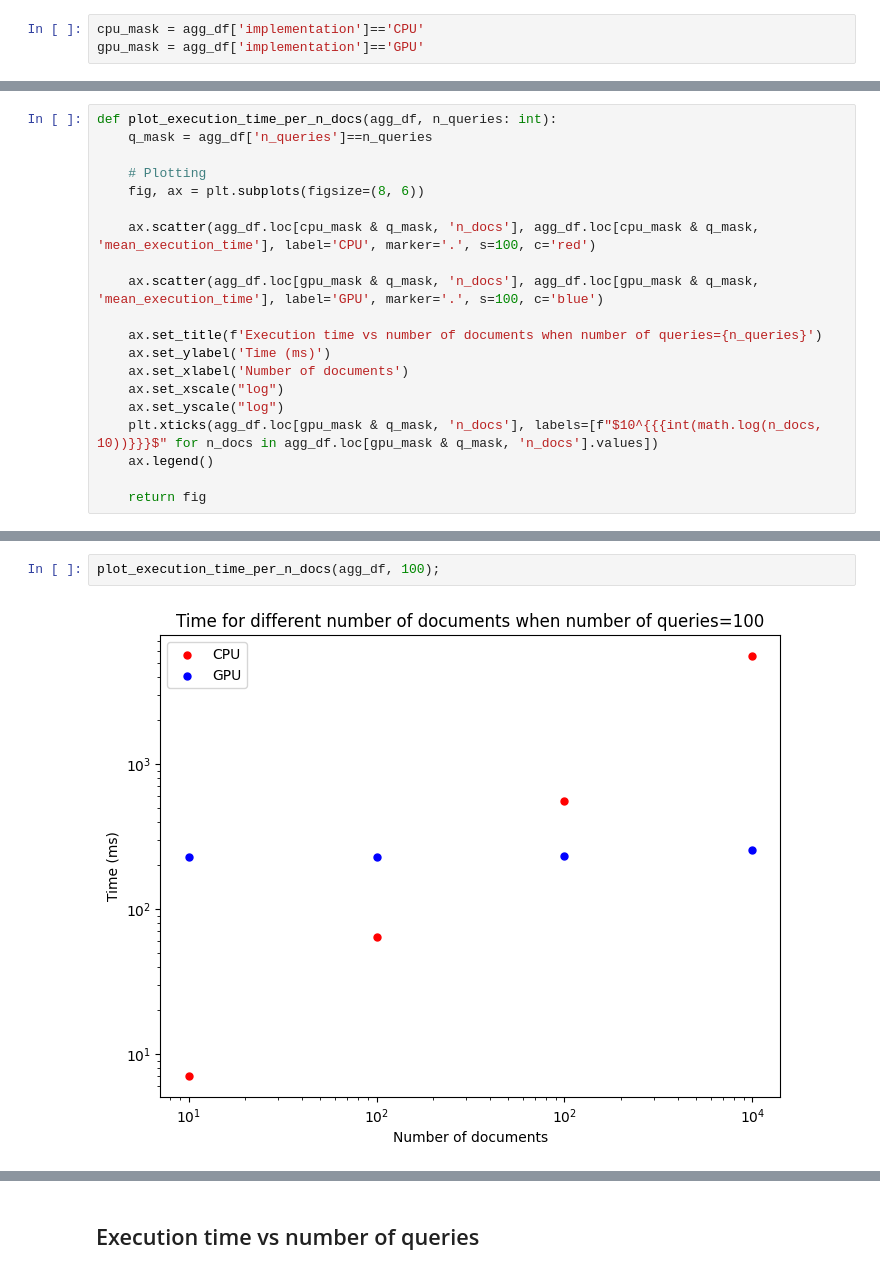
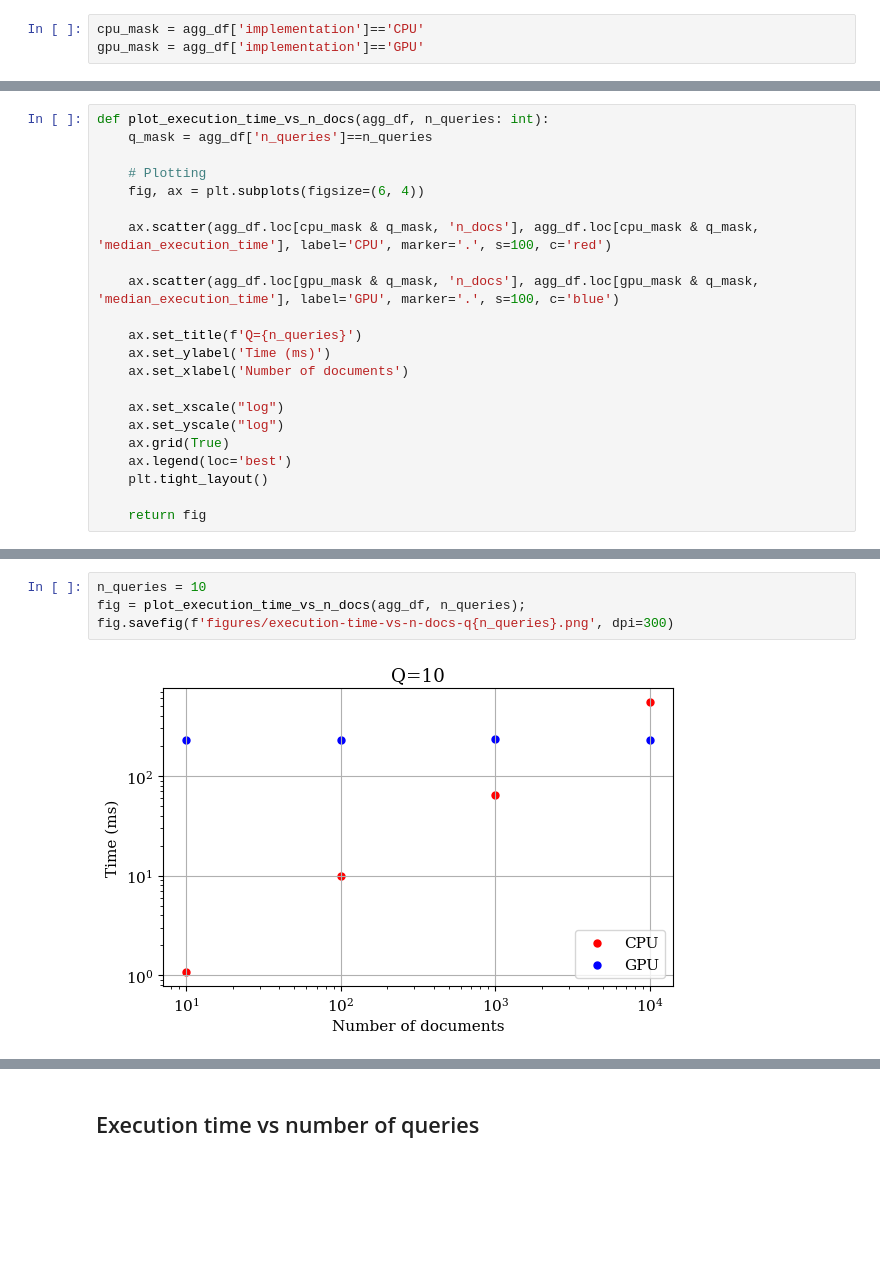
Before and after one commit to bdsaglam/mmi-713-project, a Jupyter notebook: nbs/visualize.ipynb, the cells around one changed output, grey strips where cells are left out. Drawn from its saved outputs; the diff is of its cells as text; blank space fills up the shorter version.

```diff
--- a/nbs/visualize.ipynb
+++ b/nbs/visualize.ipynb
@@ -96,20 +77,22 @@ gpu_mask = agg_df['implementation']=='GPU'
 # %%
-def plot_execution_time_per_n_docs(agg_df, n_queries: int):
+def plot_execution_time_vs_n_docs(agg_df, n_queries: int):
     q_mask = agg_df['n_queries']==n_queries
 
     # Plotting
-    fig, ax = plt.subplots(figsize=(8, 6))
+    fig, ax = plt.subplots(figsize=(6, 4))
 
-    ax.scatter(agg_df.loc[cpu_mask & q_mask, 'n_docs'], agg_df.loc[cpu_mask & q_mask, 'mean_execution_time'], label='CPU', marker='.', s=100, c='red')
+    ax.scatter(agg_df.loc[cpu_mask & q_mask, 'n_docs'], agg_df.loc[cpu_mask & q_mask, 'median_execution_time'], label='CPU', marker='.', s=100, c='red')
 
-    ax.scatter(agg_df.loc[gpu_mask & q_mask, 'n_docs'], agg_df.loc[gpu_mask & q_mask, 'mean_execution_time'], label='GPU', marker='.', s=100, c='blue')
+    ax.scatter(agg_df.loc[gpu_mask & q_mask, 'n_docs'], agg_df.loc[gpu_mask & q_mask, 'median_execution_time'], label='GPU', marker='.', s=100, c='blue')
 
-    ax.set_title(f'Execution time vs number of documents when number of queries={n_queries}')
+    ax.set_title(f'Q={n_queries}')
     ax.set_ylabel('Time (ms)')
     ax.set_xlabel('Number of documents')
+
     ax.set_xscale("log")
     ax.set_yscale("log")
-    plt.xticks(agg_df.loc[gpu_mask & q_mask, 'n_docs'], labels=[f"$10^{{{int(math.log(n_docs, 10))}}}$" for n_docs in agg_df.loc[gpu_mask & q_mask, 'n_docs'].values])
-    ax.legend()
+    ax.grid(True)
+    ax.legend(loc='best')
+    plt.tight_layout()
 
     return fig
@@ -120,4 +99,6 @@ plot_execution_time_per_n_docs(agg_df, 10);
-# %%
-plot_execution_time_per_n_docs(agg_df, 100);
-# %% [output]
-[figure, removed]
+# %%
+n_queries = 10
+fig = plot_execution_time_vs_n_docs(agg_df, n_queries);
+fig.savefig(f'figures/execution-time-vs-n-docs-q{n_queries}.png', dpi=300)
+# %% [output]
+[figure, added]
```
Also changed, not shown: parts of 22 cells of this notebook, 1 other file.
